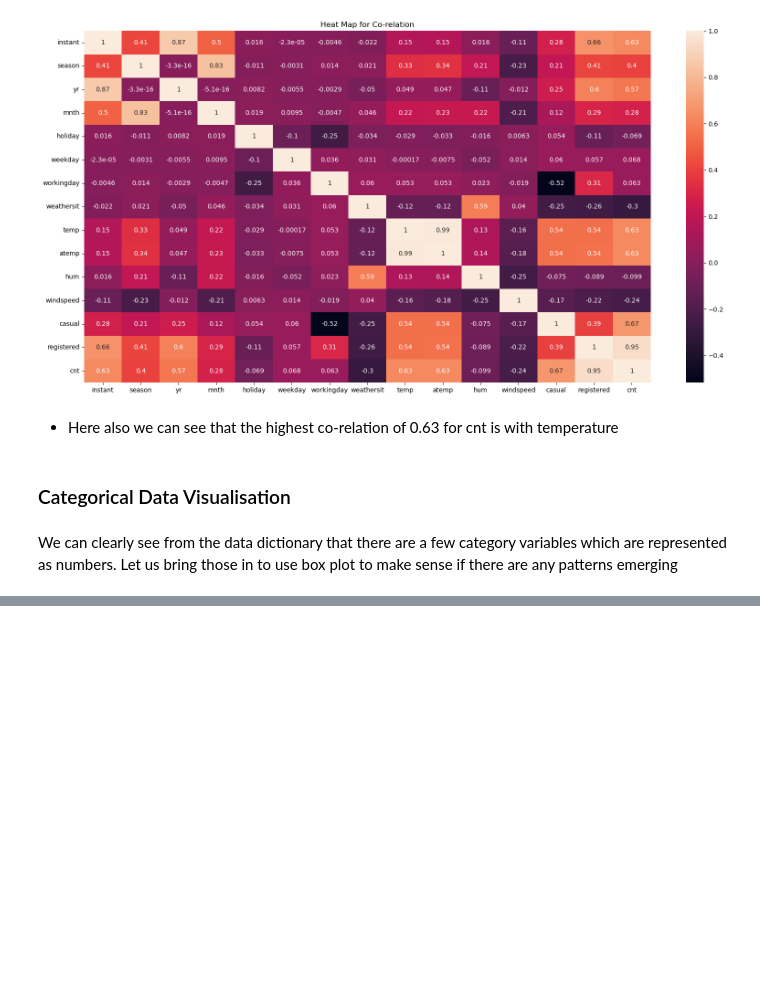
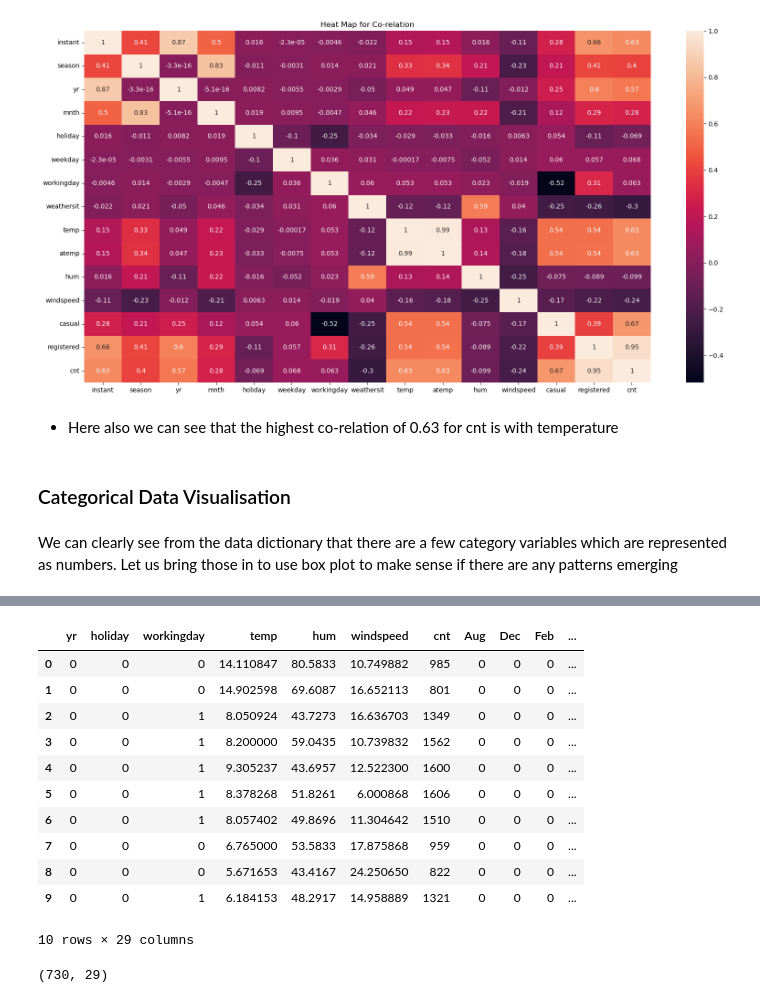
Before and after one commit to vivekbabu/Boombikes-Multi-Linear-Regression, a Jupyter notebook: Boombikes-Multi-Linear-Regression.ipynb, the cells around one changed output, grey strips where cells are left out. Saved outputs shown, nothing was run; the diff lists cells and outputs as text; code cells hidden in the pictures; blank space fills up the shorter version.

```diff
--- a/Boombikes-Multi-Linear-Regression.ipynb
+++ b/Boombikes-Multi-Linear-Regression.ipynb
@@ -168,0 +195,2 @@ day_csv.head()
+# %%
+day_csv.drop(['casual', 'registered', 'atemp', 'instant', 'dteday'], axis = 1, inplace = True)
@@ -168,0 +210,2 @@ day_csv.head()
+# %%
+day_csv.drop(['season', 'Year', 'mnth', 'weekday', 'weathersit', 'mnth'], axis = 1, inplace = True)
@@ -168,0 +258,8 @@ day_csv.head()
+# %%
+month = pd.get_dummies(day_csv.Month, drop_first=True)
+weekday = pd.get_dummies(day_csv.DayOfWeek, drop_first=True)
+weathersit = pd.get_dummies(day_csv.WeatherSituation, drop_first=True)
+season = pd.get_dummies(day_csv.Season, drop_first=True)
+# %%
+day_csv = pd.concat([day_csv,month, weekday, weathersit, season], axis=1)
+day_csv.head(5)
@@ -168,0 +274,20 @@ day_csv.head()
+# %%
+day_csv.drop(['DayOfWeek','Season','Month','WeatherSituation'], axis = 1, inplace = True)
+day_csv.head(10)
+# %% [output]
+|  | yr | holiday | workingday | temp | hum | windspeed | cnt | Aug | Dec | Feb | ... |
+| 0 | 0 | 0 | 0 | 14.110847 | 80.5833 | 10.749882 | 985 | 0 | 0 | 0 | ... |
+| 1 | 0 | 0 | 0 | 14.902598 | 69.6087 | 16.652113 | 801 | 0 | 0 | 0 | ... |
+| 2 | 0 | 0 | 1 | 8.050924 | 43.7273 | 16.636703 | 1349 | 0 | 0 | 0 | ... |
+| 3 | 0 | 0 | 1 | 8.200000 | 59.0435 | 10.739832 | 1562 | 0 | 0 | 0 | ... |
+| 4 | 0 | 0 | 1 | 9.305237 | 43.6957 | 12.522300 | 1600 | 0 | 0 | 0 | ... |
+| 5 | 0 | 0 | 1 | 8.378268 | 51.8261 | 6.000868 | 1606 | 0 | 0 | 0 | ... |
+| 6 | 0 | 0 | 1 | 8.057402 | 49.8696 | 11.304642 | 1510 | 0 | 0 | 0 | ... |
+| 7 | 0 | 0 | 0 | 6.765000 | 53.5833 | 17.875868 | 959 | 0 | 0 | 0 | ... |
+| 8 | 0 | 0 | 0 | 5.671653 | 43.4167 | 24.250650 | 822 | 0 | 0 | 0 | ... |
+| 9 | 0 | 0 | 1 | 6.184153 | 48.2917 | 14.958889 | 1321 | 0 | 0 | 0 | ... |
+10 rows × 29 columns
+# %%
+day_csv.shape
+# %% [output]
+(730, 29)
```
Also changed, not shown: parts of 21 cells of this notebook.
